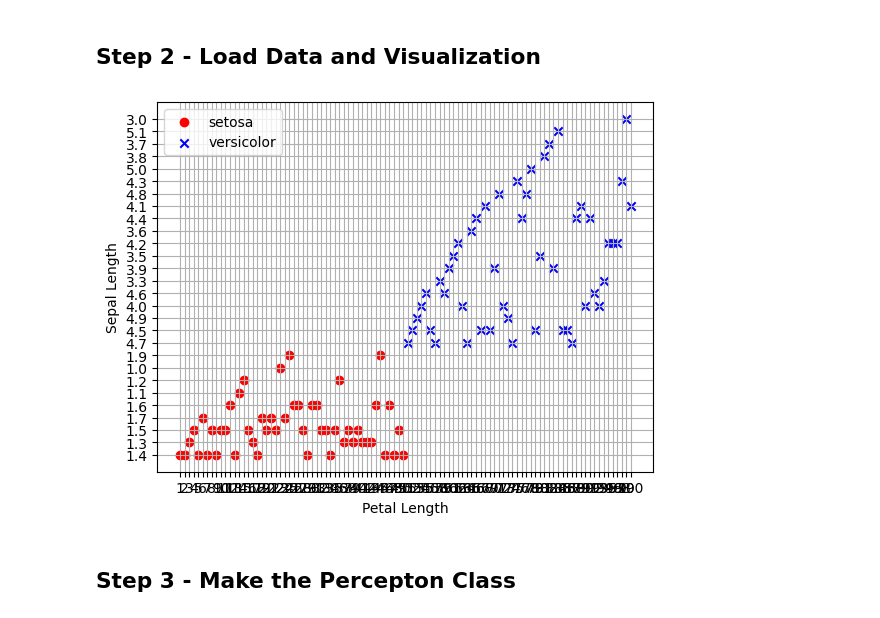
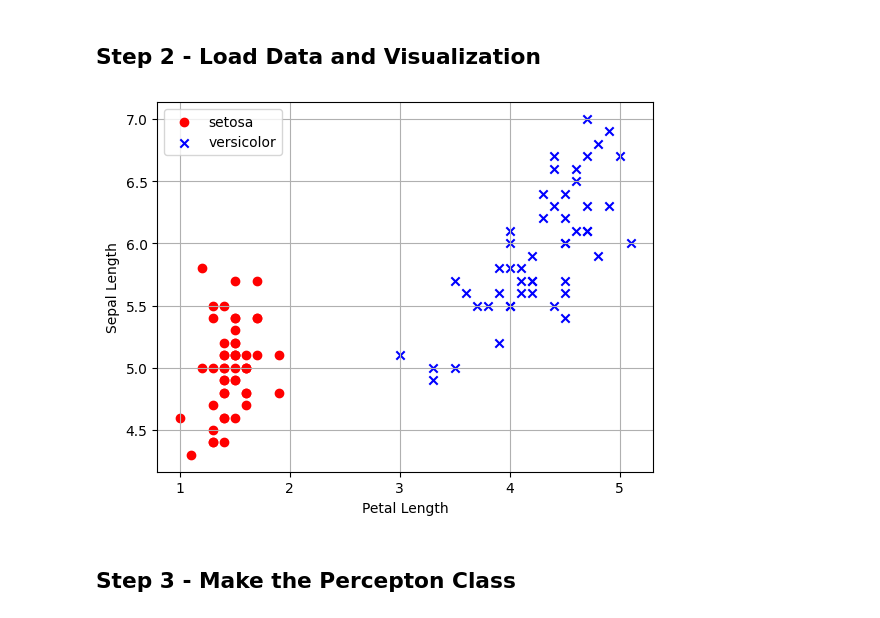
Before and after one commit to Anothaatype/machine-learning-kuliah, a Jupyter notebook: Week13/Lab1.ipynb, the cells around one changed output. Drawn from its saved outputs; the diff is of its cells as text; code cells hidden in the pictures.

```diff
--- a/Week13/Lab1.ipynb
+++ b/Week13/Lab1.ipynb
@@ -8,22 +8,23 @@ import seaborn as sns
 # %% [markdown]
 ## Step 2 - Load Data and Visualization
 # %%
-df = pd.read_csv('iris.csv', header=None)
-setosa = df[df[5] == 'Iris-setosa']
-versicolor = df[df[5] == 'Iris-versicolor']
-virginica = df[df[5] == 'Iris-virginica']
+df = pd.read_csv("iris.csv")
 
-a, b = 0, 3
-plt.scatter(setosa[a], setosa[b], color='red', marker='o', label='setosa')
-plt.scatter(versicolor[a], versicolor[b], color='blue', marker='x', label='versicolor')
+setosa = df[df["species"] == "setosa"]
+versicolor = df[df["species"] == "versicolor"]
+virginica = df[df["species"] == "virginica"]
 
-plt.xlabel('Petal Length')
-plt.ylabel('Sepal Length')
-plt.legend(loc='upper left')
+a, b = "petal length (cm)", "sepal length (cm)"
+plt.scatter(setosa[a], setosa[b], color="red", marker="o", label="setosa")
+plt.scatter(versicolor[a], versicolor[b], color="blue", marker="x", label="versicolor")
+
+plt.xlabel("Petal Length")
+plt.ylabel("Sepal Length")
+plt.legend(loc="upper left")
 plt.grid()
 plt.show()
 # %% [output]
-[figure, old version]
+[figure, new version]
 # %% [markdown]
 ## Step 3 - Make the Percepton Class
 # %%
```
Also changed, not shown: parts of 5 cells of this notebook, 5 other files.
